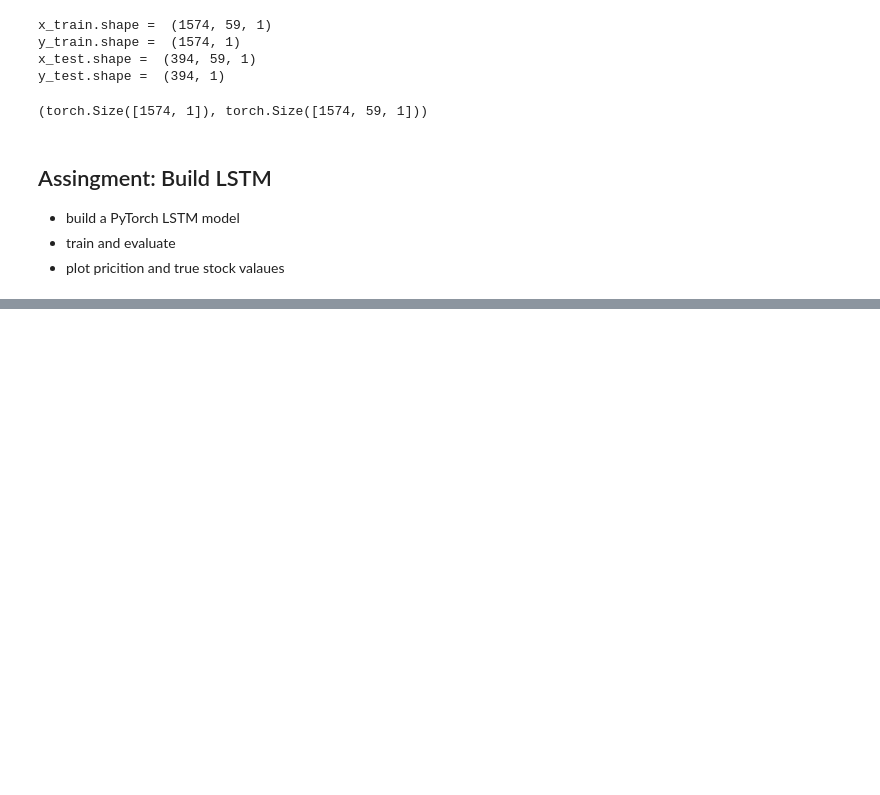
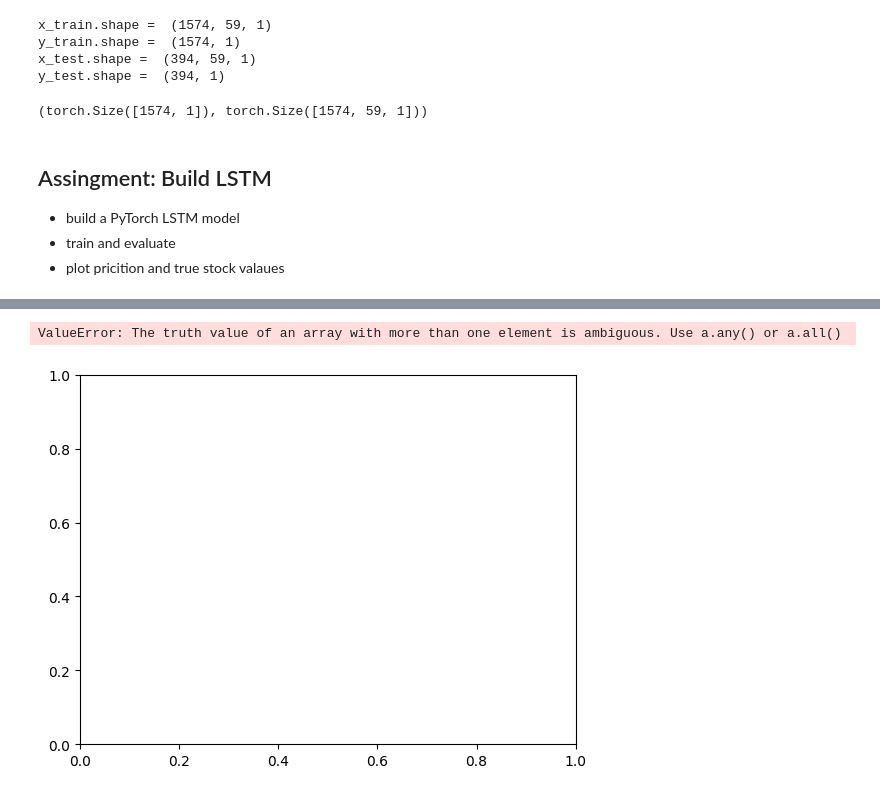
Before and after one commit to Ambos14/DeepLearning25, a Jupyter notebook: week_6/Assignemnt_stock-price.ipynb, the cells around one changed output, grey strips where cells are left out. Cells and saved outputs as stored; diff of their text form; code cells hidden in the pictures; blank space fills up the shorter version.

```diff
--- a/week_6/Assignemnt_stock-price.ipynb
+++ b/week_6/Assignemnt_stock-price.ipynb
@@ -181,0 +213,21 @@ class LSTM(nn.Module):
+# %%
+
+
+lstm.eval()
+train_predict = lstm(x_test)
+
+data_predict = train_predict.data.numpy()
+dataY_plot = y_train.data.numpy()
+
+data_predict = scaler.inverse_transform(data_predict)
+dataY_plot = scaler.inverse_transform(dataY_plot)
+
+plt.axvline(x=x_train.size(), c='r', linestyle='--')
+
+plt.plot(dataY_plot)
+plt.plot(data_predict)
+plt.suptitle('Time-Series Prediction')
+plt.show()
+# %% [output]
+ValueError: The truth value of an array with more than one element is ambiguous. Use a.any() or a.all()
+[figure, added]
```
Also changed, not shown: parts of 1 cell of this notebook.
